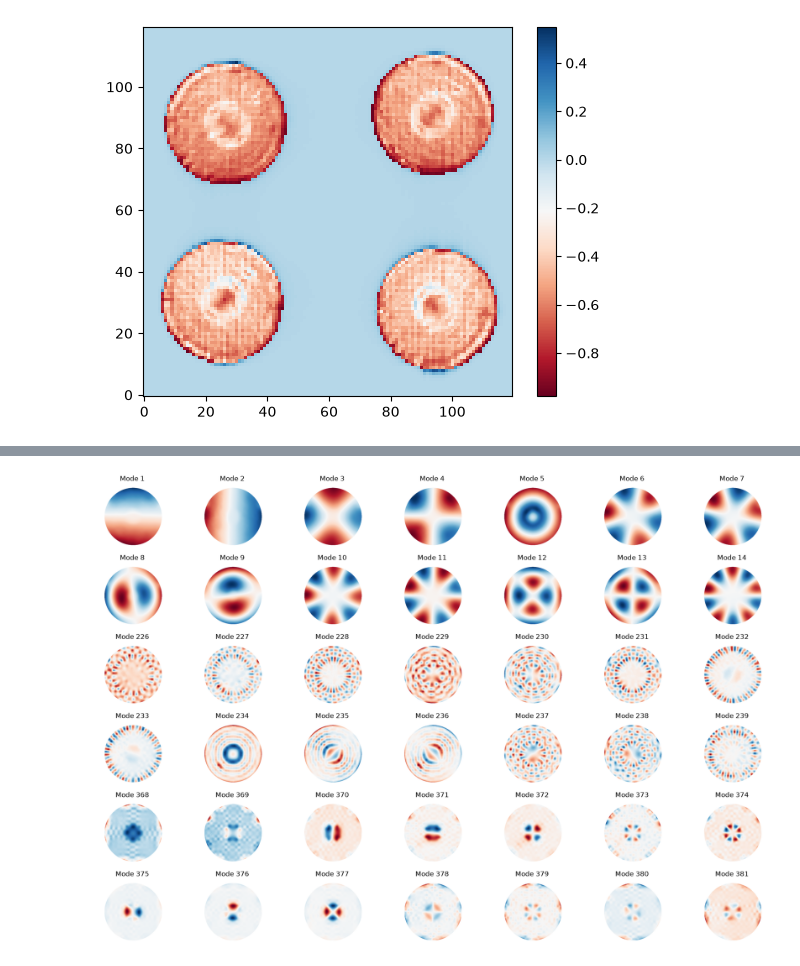
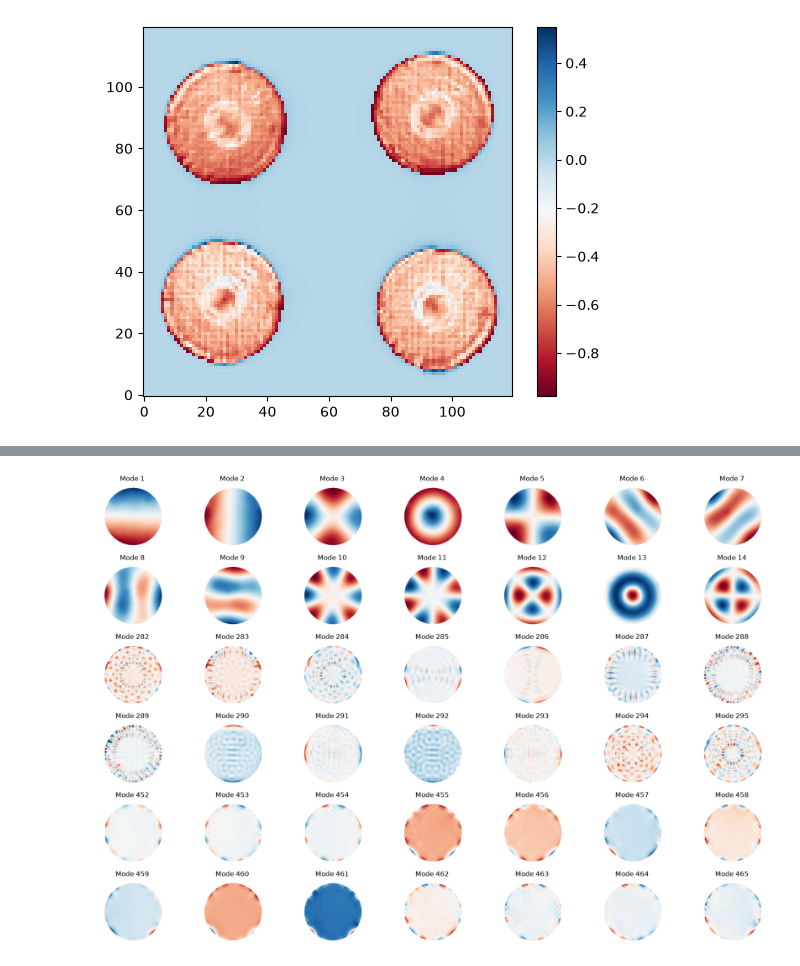
Before and after one commit to Menessao/SPECULA, a Jupyter notebook: config/EKARUS/ekarusSynIM.ipynb, the cells around one changed output, grey strips where cells are left out. Saved outputs shown, nothing was run; the diff lists cells and outputs as text; code cells hidden in the pictures.

Commit message:
EKARUS synim updates

```diff
--- a/config/EKARUS/ekarusSynIM.ipynb
+++ b/config/EKARUS/ekarusSynIM.ipynb
@@ -149,10 +234,10 @@ plt.colorbar()
 # %%
-synim = fits.getdata('/raid1/mmenessini/calibration/EKARUS/im/pyr5.0_onbench_dm468_im.fits')
+synim = fits.getdata('/raid1/mmenessini/calibration/EKARUS/im/pyr5.0_dm468_onbench_synim.fits')
 pyr_mask = get_pupil_mask(npix=240,filepath='/raid1/mmenessini/calibration/EKARUS/pupils/pyr_pupdata_onbench.fits')
 pup_hdu = fits.open('/raid1/mmenessini/calibration/EKARUS/pupils/pyr_pupdata_onbench.fits')
 pup_ids = pup_hdu[1].data
 
-j = 1
+j = 200
 npix = 240
 fimg = np.zeros([npix,npix])
 rtot = 0
@@ -209,7 +288,7 @@ plt.colorbar()
 m2c = np.load('/raid1/mmenessini/calibration/EKARUS/m2c/M2C_KL_OOPAO_central_obstruction.npy')
 iffs = fits.getdata('/raid1/mmenessini/calibration/EKARUS/data/reordered_IFs.fits')
 pupil_mask = (1-fits.getdata('/raid1/mmenessini/calibration/EKARUS/data/IFmask.fits')).astype(bool)
-# m2c = np.load('/raid1/mmenessini/calibration/EKARUS/m2c/M2C_KL_OOPAO_synthetic.npy')
+m2c = np.load('/raid1/mmenessini/calibration/EKARUS/m2c/M2C_KL_OOPAO_synthetic.npy')
 # iffs = fits.getdata('/raid1/mmenessini/calibration/EKARUS/ifunc/simul_DM468_ifunc.fits')
 # pupil_mask = (fits.getdata('/raid1/mmenessini/calibration/EKARUS/pupilstop/simul_DM468_160pixels.fits')).astype(bool)
 # m2c = fits.getdata('/raid1/mmenessini/calibration/EKARUS/m2c/simul_unobs_DM468_m2c.fits')
@@ -222,31 +301,31 @@ mode_display = np.zeros((max_modes, pupil_mask.shape[0], pupil_mask.shape[1]))
 idx_mask = np.where(pupil_mask)
 mode_ids = np.zeros(max_modes,dtype=int)
 
 for i in range(max_modes//3):
     mode_img = np.zeros(pupil_mask.shape)
     mode_ids[i] = i+1
     mode_img[idx_mask] = kl_basis[i]
     mode_display[i] = mode_img
 for i in range(max_modes//3,2*max_modes//3):
     mode_img = np.zeros(pupil_mask.shape)
     mode_ids[i] = kl_basis.shape[0]//1.5-max_modes+i
     mode_img[idx_mask] = kl_basis[mode_ids[i]]
     mode_display[i] = mode_img
 for i in range(2*max_modes//3,max_modes):
     mode_img = np.zeros(pupil_mask.shape)
     mode_ids[i] = kl_basis.shape[0]-max_modes+i
     mode_img[idx_mask] = kl_basis[mode_ids[i]]
     mode_display[i] = mode_img
 
 # Plot the reshaped modes
 n_rows = 6 #int(np.round(np.sqrt(max_modes)))
 n_cols = 7 #int(np.ceil(max_modes / n_rows))
 plt.figure(figsize=(18, 12))
 for i in range(max_modes):
     plt.subplot(n_rows, n_cols, i+1)
     plt.imshow(np.ma.masked_array(mode_display[i],mask=1-pupil_mask),origin='lower',cmap='RdBu')
     plt.title(f'Mode {mode_ids[i]}')
     plt.axis('off')
 plt.tight_layout()
 # %% [output]
-[figure, old version]
+[figure, new version]
```
Also changed, not shown: parts of 9 cells of this notebook, 10 other files.
